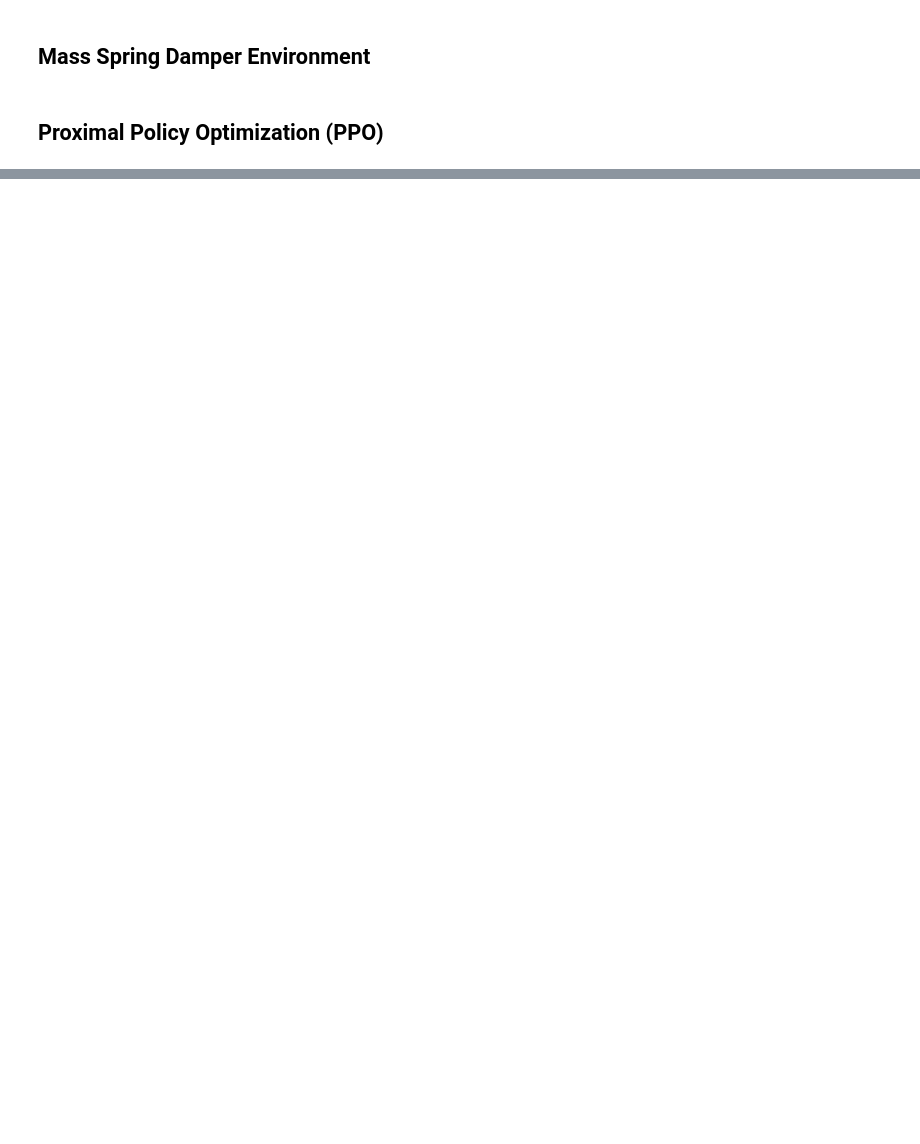
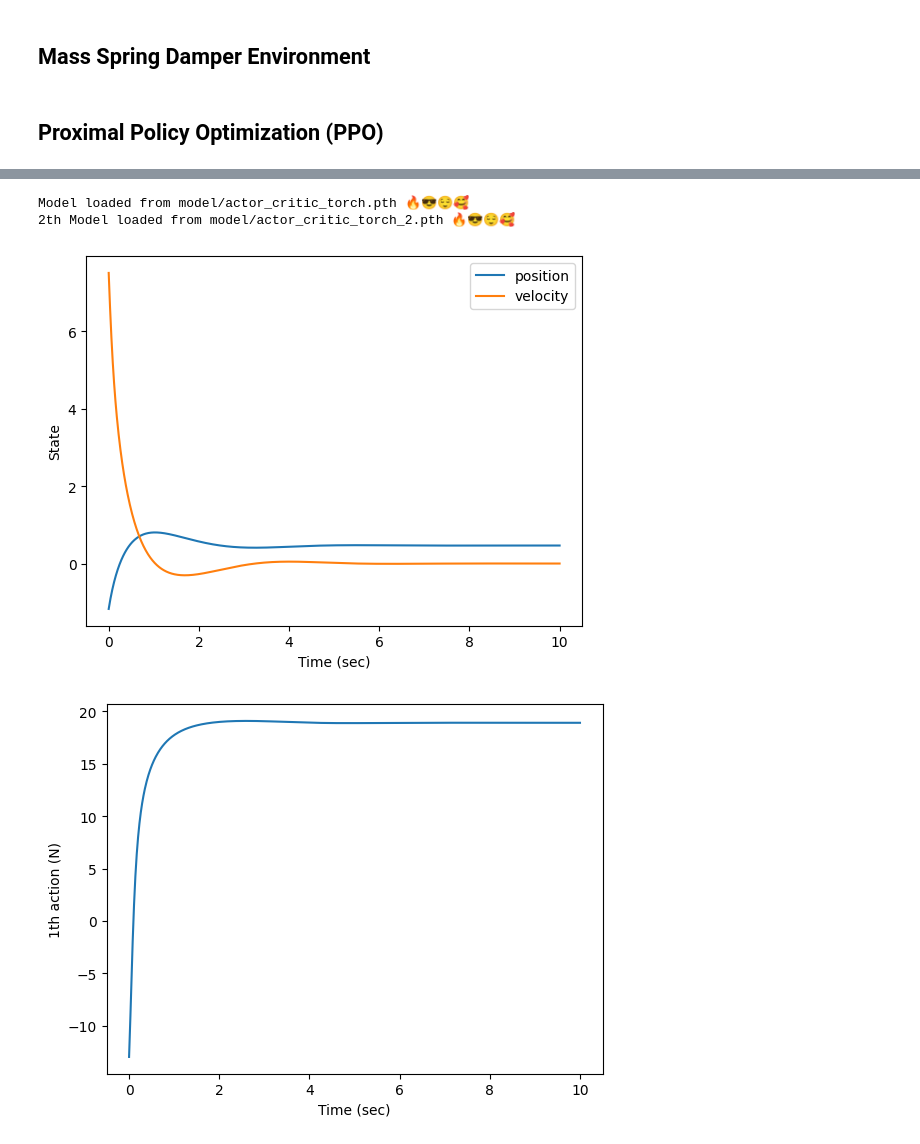
Before and after one commit to alibaniasad1999/master-thesis, a Jupyter notebook: Code/Python/MBK/PPO/DG/PPO_MBK_DG.ipynb, the cells around one changed output, grey strips where cells are left out. Saved outputs shown, nothing was run; the diff lists cells and outputs as text; code cells hidden in the pictures; blank space fills up the shorter version.

```diff
--- a/Code/Python/MBK/PPO/DG/PPO_MBK_DG.ipynb
+++ b/Code/Python/MBK/PPO/DG/PPO_MBK_DG.ipynb
@@ -1929,0 +1947,9 @@ ppo.test()
+# %%
+ppo.load()
+ppo.load_2()
+ppo.test()
+# %% [output]
+Model loaded from model/actor_critic_torch.pth 🔥😎😌🥰
+2th Model loaded from model/actor_critic_torch_2.pth 🔥😎😌🥰
+[figure, added]
+[figure, added]
```
Also changed, not shown: parts of 21 cells of this notebook, 8 other files.
